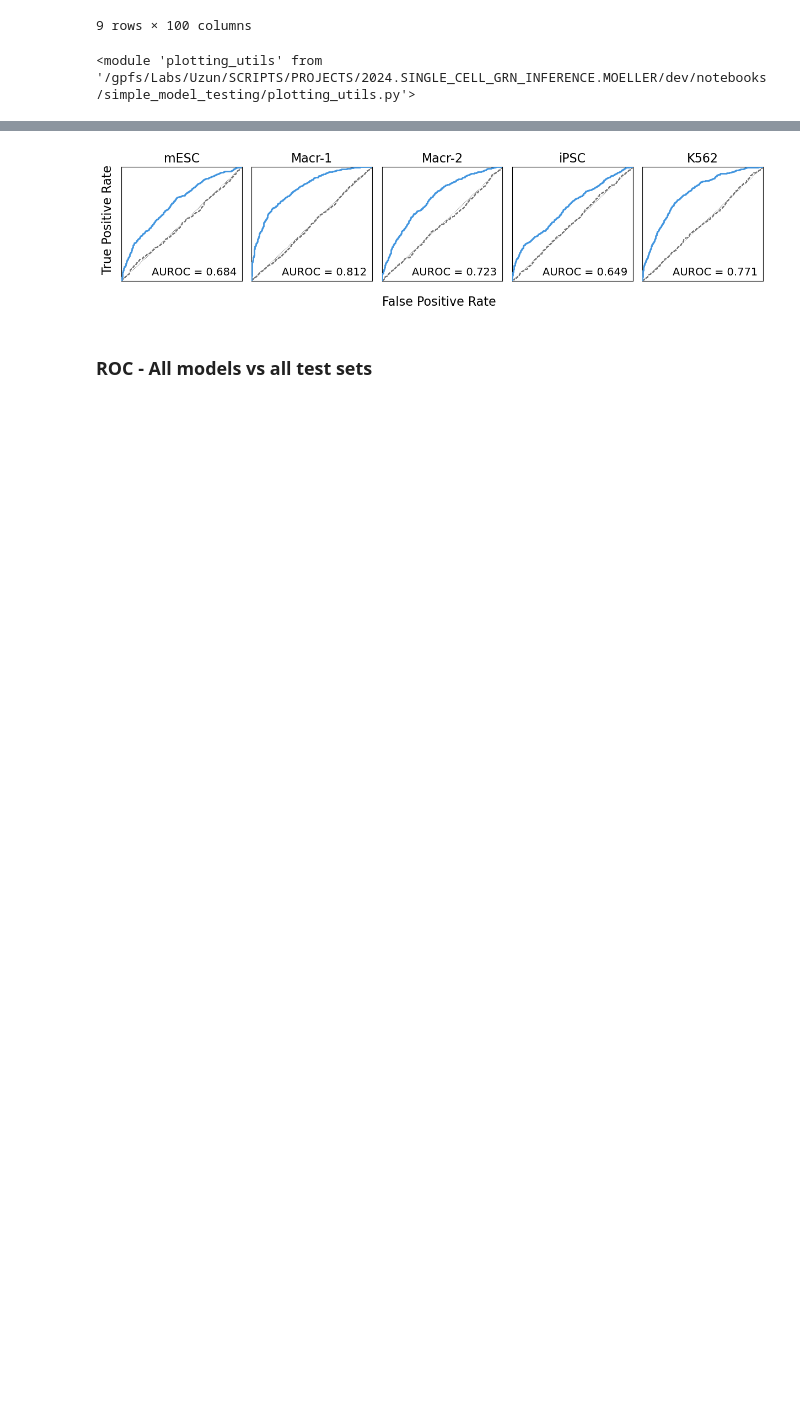
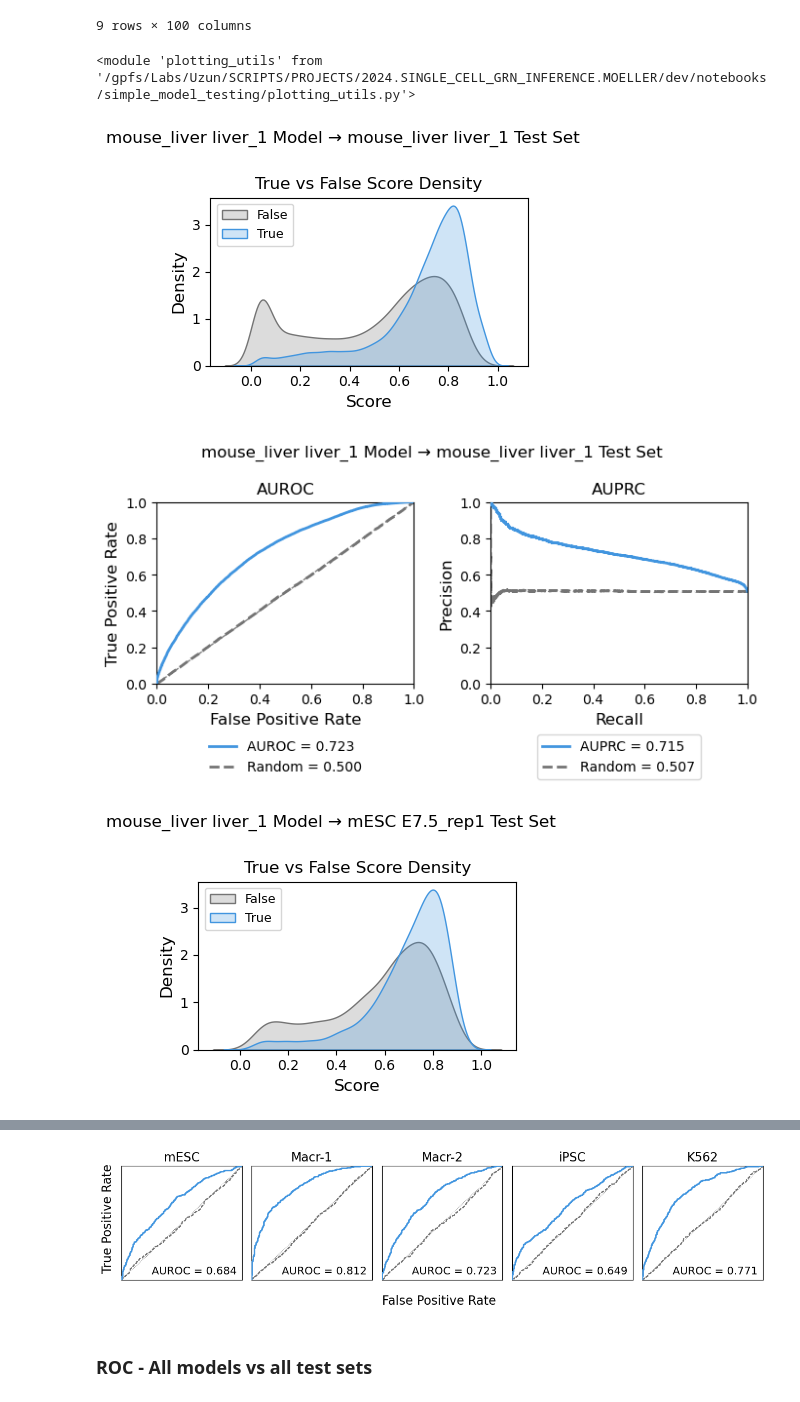
Before and after one commit to emoeller80281/Custom_GRN_Inference, a Jupyter notebook: dev/notebooks/simple_model_testing/test_tf_tg_predictions.ipynb, the cells around one changed output, grey strips where cells are left out. Cells and saved outputs as stored; diff of their text form; code cells hidden in the pictures; blank space fills up the shorter version.

Commit message:
Added KnockTF ground truth for mouse liver. Added back plotting for model vs test set combinations to test_tf_tg_predictions.ipynb

```diff
--- a/dev/notebooks/simple_model_testing/test_tf_tg_predictions.ipynb
+++ b/dev/notebooks/simple_model_testing/test_tf_tg_predictions.ipynb
@@ -39,7 +39,7 @@ sys.path.append(str(PROJECT_DIR))
 
 import models.tf_to_tg as tf_to_tg_module
 import models.tf_to_dna as tf_to_dna_module
-import datasets.tftg_dataset as tftg_dataset_module
+from scripts.train_tf_to_tg_model import TFTGEdgeBagDataset, collate_tftg_edge_bags
 import plotting_utils
 import stat_utils
 import utils
@@ -64,6 +64,7 @@ hg38_tf_dna_path = CHKPT_DIR / "tf_dna_hg38_3683606" / "epoch=13-val_auroc=0.956
 
 tf_dna_model_checkpoints = {
     "mESC": mm10_tf_dna_path,
+    "mouse_liver": mm10_tf_dna_path,
     "iPSC": hg38_tf_dna_path,
     "Macrophage": hg38_tf_dna_path,
     "K562": hg38_tf_dna_path
@@ -122,6 +123,10 @@ tf_tg_model_checkpoints = {
     },
     "K562": {
         "sample_1": find_latest_checkpoint("K562", "sample_1"),
+    },
+    "mouse_liver": {
+        "liver_1": find_latest_checkpoint("mouse_liver", "liver_1"),
+        "liver_3": find_latest_checkpoint("mouse_liver", "liver_3")
     }
 }
 # %% [output]
@@ -180,6 +187,13 @@ def load_tf_tg_regulation_model(
     for p in trained_tf_peak_model.parameters():
         p.requires_grad = False
 
+    # Compile the TF-DNA model to reduce inference time during training
+    trained_tf_peak_model = torch.compile(
+        trained_tf_peak_model,
+        mode="reduce-overhead",
+        fullgraph=False,
+    )
+
     # 5) Create the TF-TG model object using the trained TF-DNA model, and load the trained model checkpoint
     tf_tg_model = tf_to_tg_module.LitTFTGRegulationModel.load_from_checkpoint(
         checkpoint_path=tf_tg_model_path,
@@ -238,7 +252,7 @@ def load_training_cache_dataset(
     assert tuple(manifest["atac_peak_tensor_shape"]) == tuple(atac_peak_tensor.shape)
     assert manifest["atac_peak_tensor_dtype"] == str(atac_peak_tensor.dtype)
 
-    dataset = tftg_dataset_module.TFTGEdgeBagDataset(
+    dataset = TFTGEdgeBagDataset(
         tftg_inputs_test,
         tf_embeddings_tensor=tf_embeddings_tensor,
         tf_mask_tensor=tf_mask_tensor,
@@ -252,11 +266,11 @@ def load_training_cache_dataset(
 
     loader = DataLoader(
         dataset,
-        batch_size=32,
+        batch_size=64,
         shuffle=False,
         num_workers=0,
         pin_memory=False,
-        collate_fn=tftg_dataset_module.collate_tftg_edge_bags,
+        collate_fn=collate_tftg_edge_bags,
         )
 
     return loader, metadata, manifest, tf_embeddings_tensor, tf_mask_tensor
@@ -500,3 +508,29 @@ importlib.reload(plotting_utils)
 #     # title = title
 # )
 # histogram_fig.show()
+# %%
+for title in all_plot_data.keys():
+    all_labels_flat = all_plot_data[title][0]
+    all_scores_flat = all_plot_data[title][1]
+
+    histogram_fig = plotting_utils.plot_score_histograms(
+        labels=all_labels_flat,
+        scores=all_scores_flat,
+        n_bins=50,
+        y_log=False,
+        panel_kind="kde",
+        density=False,
+        title = title
+    )
+    histogram_fig.show()
+
+    auroc_auprc_fig = plotting_utils.plot_auroc_auprc(
+        labels=all_labels_flat,
+        scores=all_scores_flat,
+        title = title
+    )
+    auroc_auprc_fig.show()
+# %% [output]
+[figure, added]
+[figure, added]
+[figure, added]
```
Also changed, not shown: parts of 5 cells of this notebook, 8 other files.
